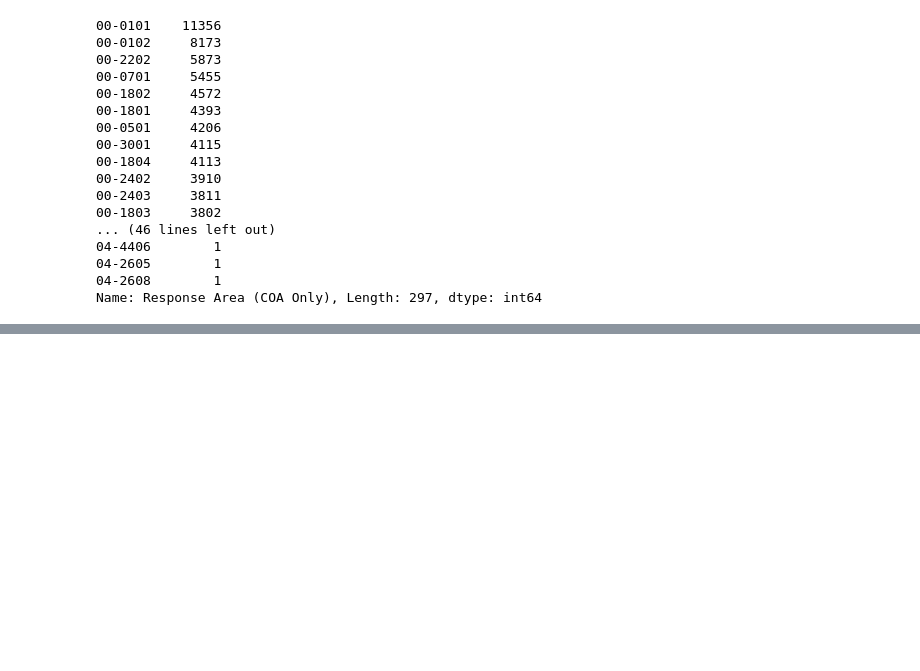
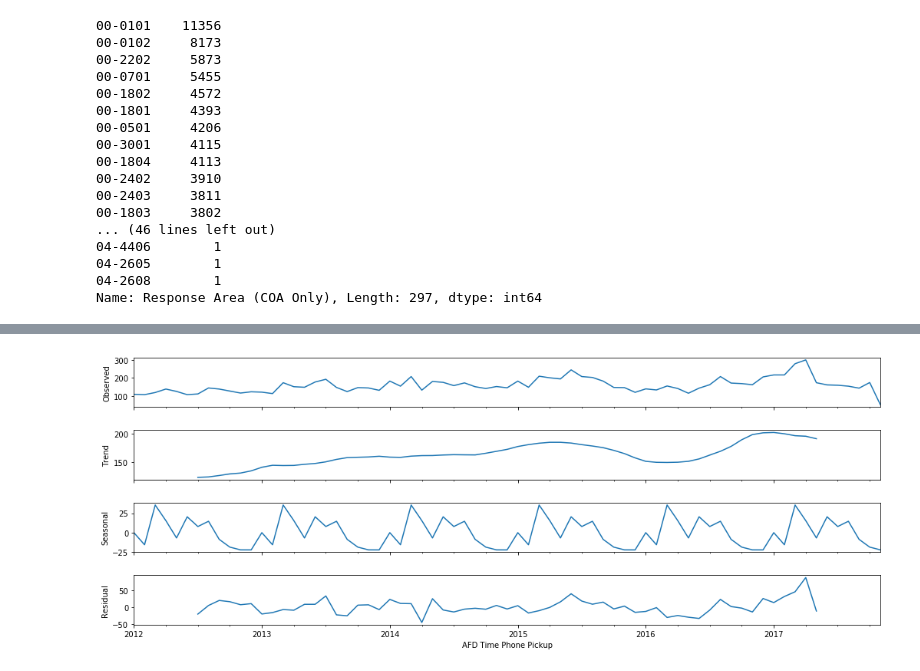
Before and after one commit to madderle/Hack-Austin, a Jupyter notebook: Response Area Volume Prediction.ipynb, the cells around one changed output, grey strips where cells are left out. Saved outputs shown, nothing was run; the diff lists cells and outputs as text; code cells hidden in the pictures; blank space fills up the shorter version.

```diff
--- a/Response Area Volume Prediction.ipynb
+++ b/Response Area Volume Prediction.ipynb
@@ -72,0 +122,9 @@ Name: Response Area (COA Only), Length: 297, dtype: int64
+# %%
+#ETS Seasonal Decompose
+from statsmodels.tsa.seasonal import seasonal_decompose
+
+result = seasonal_decompose(RA__00_101_month_df['Count'])
+fig = result.plot()
+fig.set_size_inches(16,6)
+# %% [output]
+[figure, added]
```
Also changed, not shown: parts of 14 cells of this notebook.
